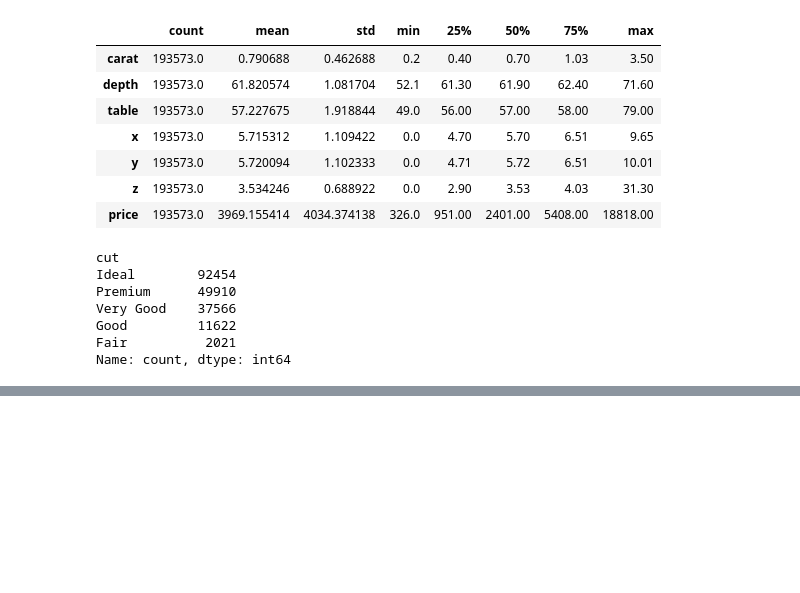
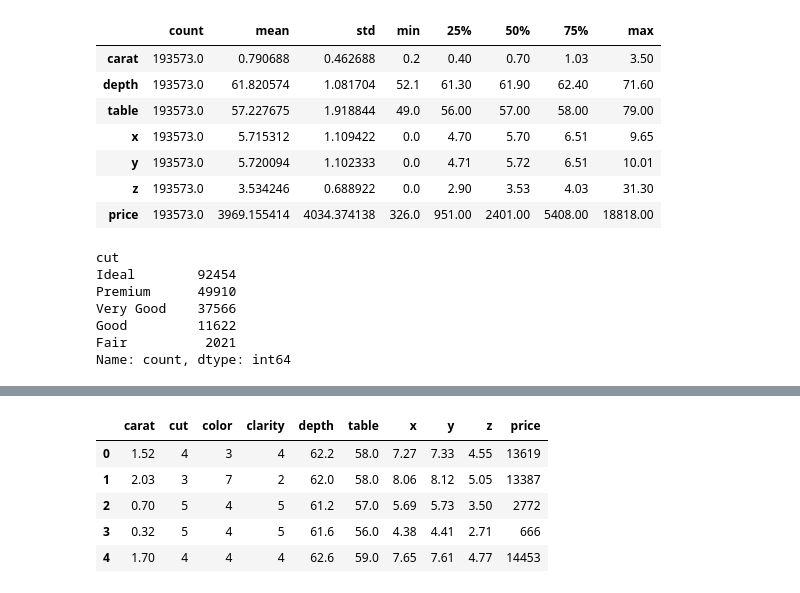
Before and after one commit to deepika768/FSDA_endtoend, a Jupyter notebook: notebooks/research.ipynb, the cells around one changed output, grey strips where cells are left out. Saved outputs shown, nothing was run; the diff lists cells and outputs as text; code cells hidden in the pictures; blank space fills up the shorter version.

```diff
--- a/notebooks/research.ipynb
+++ b/notebooks/research.ipynb
@@ -156,0 +213,18 @@ Name: count, dtype: int64
+# %%
+# it is a oridinal encoding
+cut_map={"Fair":1,"Good":2,"Very Good":3,"Premium":4,"Ideal":5}
+clarity_map = {"I1":1,"SI2":2 ,"SI1":3 ,"VS2":4 , "VS1":5 , "VVS2":6 , "VVS1":7 ,"IF":8}
+color_map = {"D":1 ,"E":2 ,"F":3 , "G":4 ,"H":5 , "I":6, "J":7}
+# %%
+data["cut"]=data["cut"].map(cut_map)
+data["clarity"]=data["clarity"].map(clarity_map)
+data["color"]=data["color"].map(color_map)
+# %%
+data.head()
+# %% [output]
+|  | carat | cut | color | clarity | depth | table | x | y | z | price |
+| 0 | 1.52 | 4 | 3 | 4 | 62.2 | 58.0 | 7.27 | 7.33 | 4.55 | 13619 |
+| 1 | 2.03 | 3 | 7 | 2 | 62.0 | 58.0 | 8.06 | 8.12 | 5.05 | 13387 |
+| 2 | 0.70 | 5 | 4 | 5 | 61.2 | 57.0 | 5.69 | 5.73 | 3.50 | 2772 |
+| 3 | 0.32 | 5 | 4 | 5 | 61.6 | 56.0 | 4.38 | 4.41 | 2.71 | 666 |
+| 4 | 1.70 | 4 | 4 | 4 | 62.6 | 59.0 | 7.65 | 7.61 | 4.77 | 14453 |
```
Also changed, not shown: parts of 8 cells of this notebook, 2 other files.
